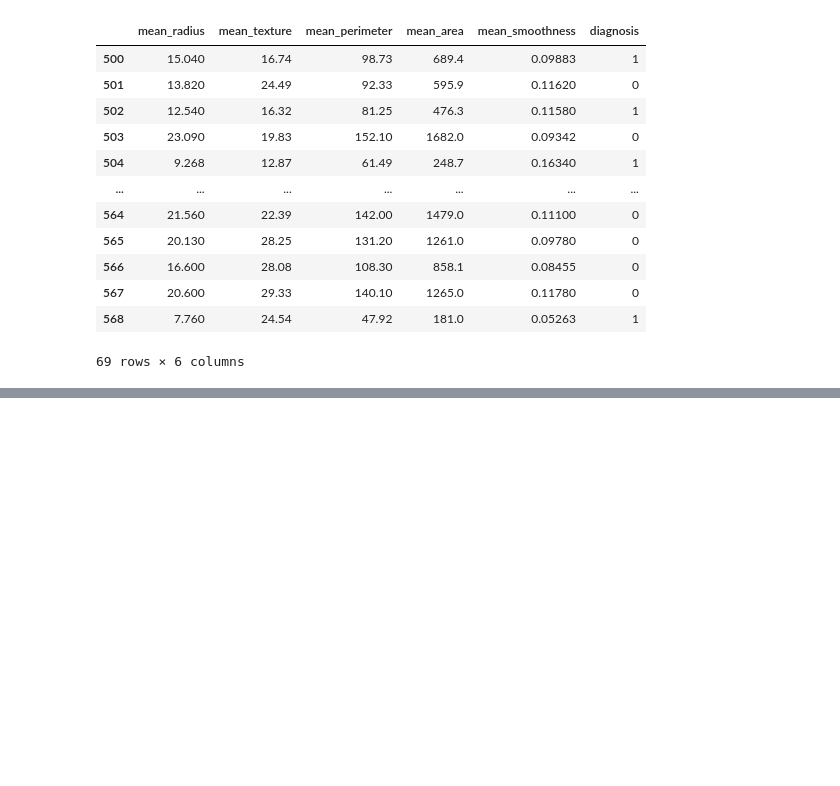
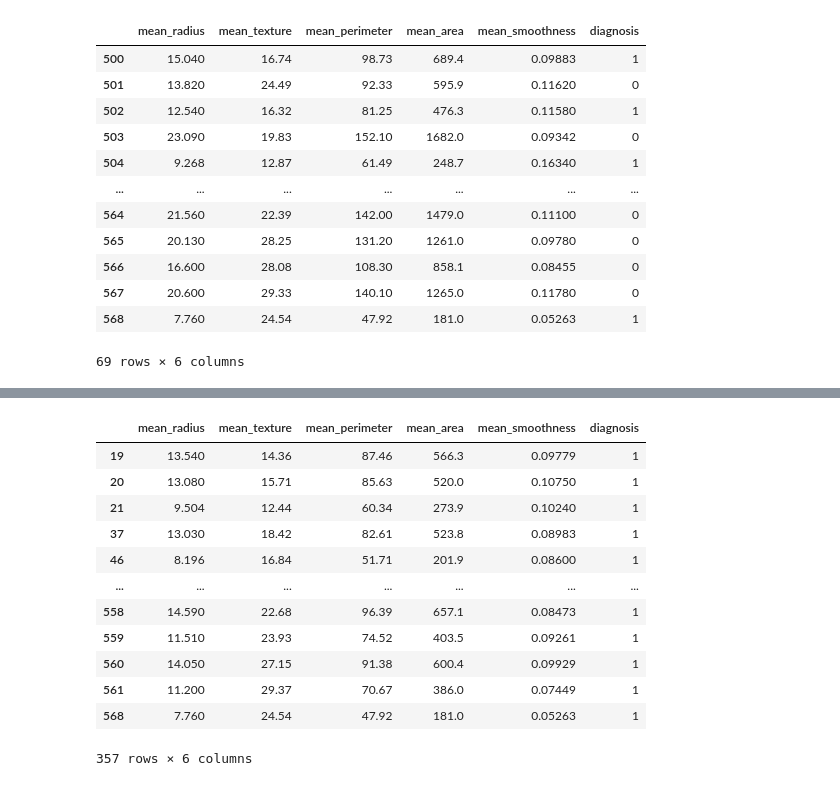
Before and after one commit to anapaulasandes/dtsci-tools, a Jupyter notebook: pandas/01-mod-pandas.ipynb, the cells around one changed output, grey strips where cells are left out. Saved outputs shown, nothing was run; the diff lists cells and outputs as text; code cells hidden in the pictures; blank space fills up the shorter version.

```diff
--- a/pandas/01-mod-pandas.ipynb
+++ b/pandas/01-mod-pandas.ipynb
@@ -144,0 +177,18 @@ df.filter(regex='5[0-9][0-9]',axis=0)
+# %%
+## slicing com condicionais
+
+df[df['diagnosis'] == 1]
+# %% [output]
+|  | mean_radius | mean_texture | mean_perimeter | mean_area | mean_smoothness | diagnosis |
+| 19 | 13.540 | 14.36 | 87.46 | 566.3 | 0.09779 | 1 |
+| 20 | 13.080 | 15.71 | 85.63 | 520.0 | 0.10750 | 1 |
+| 21 | 9.504 | 12.44 | 60.34 | 273.9 | 0.10240 | 1 |
+| 37 | 13.030 | 18.42 | 82.61 | 523.8 | 0.08983 | 1 |
+| 46 | 8.196 | 16.84 | 51.71 | 201.9 | 0.08600 | 1 |
+| ... | ... | ... | ... | ... | ... | ... |
+| 558 | 14.590 | 22.68 | 96.39 | 657.1 | 0.08473 | 1 |
+| 559 | 11.510 | 23.93 | 74.52 | 403.5 | 0.09261 | 1 |
+| 560 | 14.050 | 27.15 | 91.38 | 600.4 | 0.09929 | 1 |
+| 561 | 11.200 | 29.37 | 70.67 | 386.0 | 0.07449 | 1 |
+| 568 | 7.760 | 24.54 | 47.92 | 181.0 | 0.05263 | 1 |
+357 rows × 6 columns
```
Also changed, not shown: parts of 12 cells of this notebook, 1 other file.
